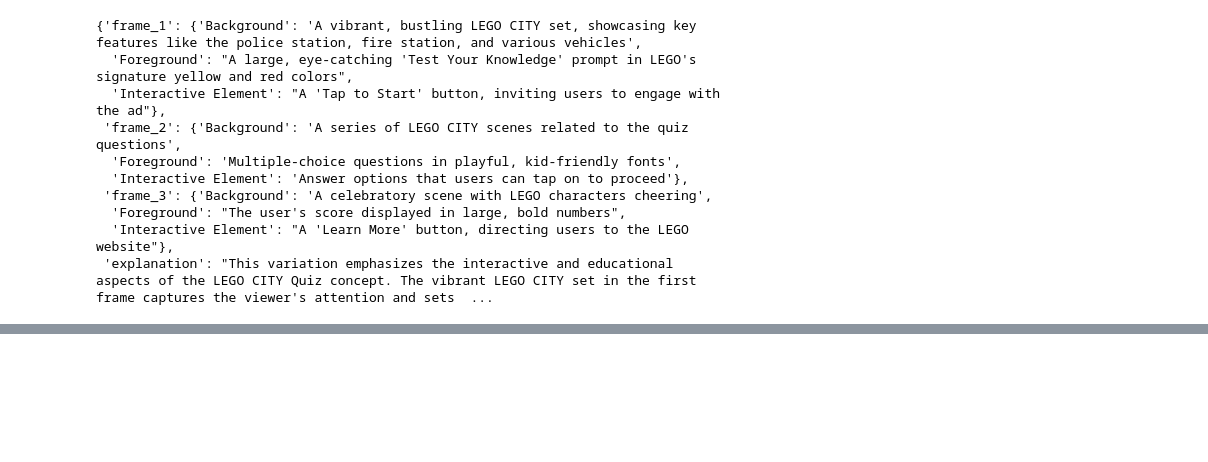
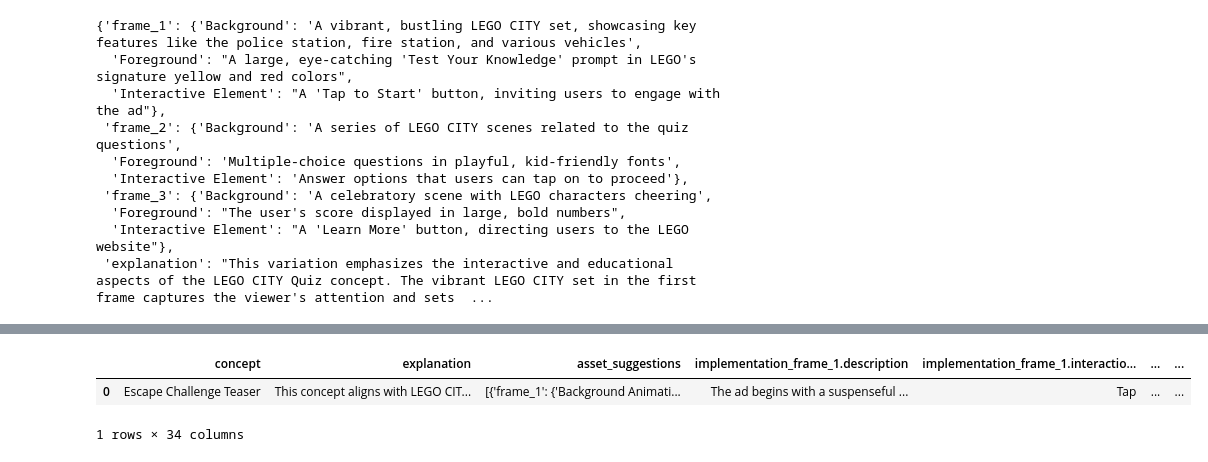
Before and after one commit to mistir-nigusse/Automated-Storyboard-Synthesis-for-Digital-Advertising, a Jupyter notebook: notebooks/eda.ipynb, the cells around one changed output, grey strips where cells are left out. Cells and saved outputs as stored; diff of their text form; code cells hidden in the pictures; blank space fills up the shorter version.

```diff
--- a/notebooks/eda.ipynb
+++ b/notebooks/eda.ipynb
@@ -106,0 +129,6 @@ df_concepts['asset_suggestions'][1][4]
+# %%
+concepts_df.head(1)
+# %% [output]
+|  | concept | explanation | asset_suggestions | implementation_frame_1.description | implementation_frame_1.interactio... | ... | ... |
+| 0 | Escape Challenge Teaser | This concept aligns with LEGO CIT... | [{'frame_1': {'Background Animati... | The ad begins with a suspenseful ... | Tap | ... | ... |
+1 rows × 34 columns
```
Also changed, not shown: parts of 21 cells of this notebook, 8 other files.
